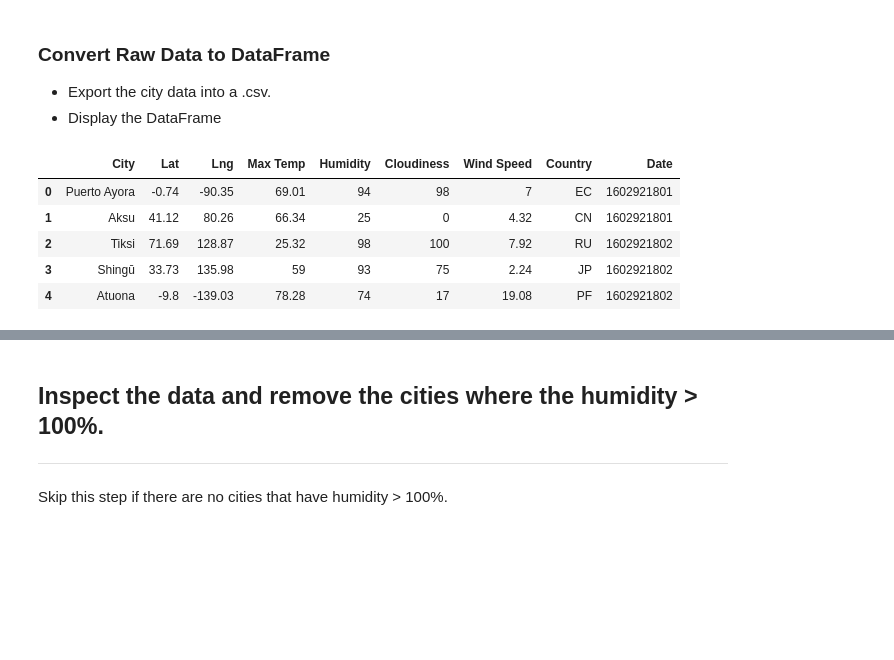
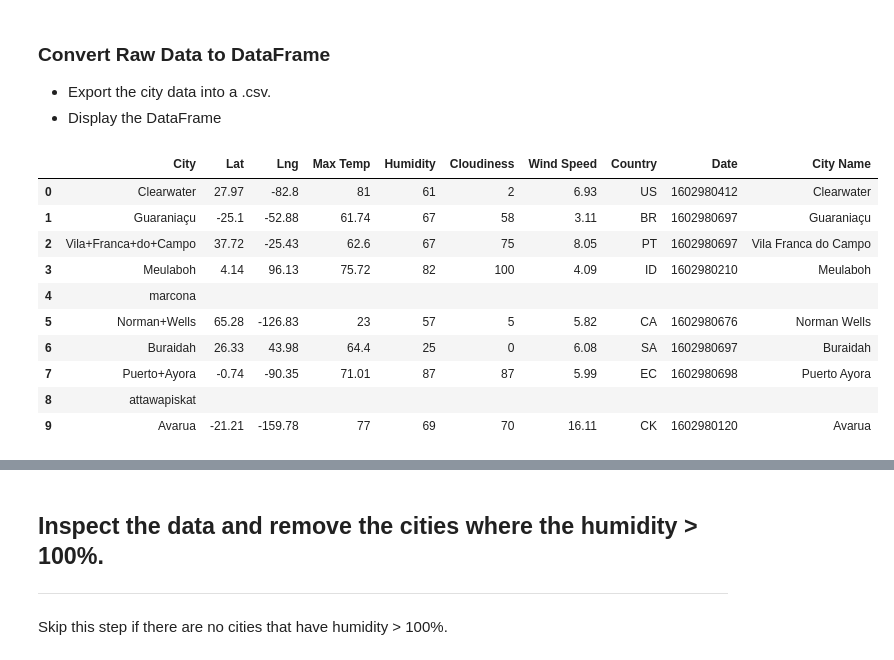
Before and after one commit to cassfolk/HW.Folkers, a Jupyter notebook: 06-python-api-challenge/WeatherPy/WeatherPy.ipynb, the cells around one changed output, grey strips where cells are left out. Saved outputs shown, nothing was run; the diff lists cells and outputs as text; code cells hidden in the pictures; blank space fills up the shorter version.

```diff
--- a/06-python-api-challenge/WeatherPy/WeatherPy.ipynb
+++ b/06-python-api-challenge/WeatherPy/WeatherPy.ipynb
@@ -169,19 +164,17 @@ Processing Record 4 Set 2 | yongan
 ### Convert Raw Data to DataFrame
 * Export the city data into a .csv.
 * Display the DataFrame
-# %%
-#get rid of dup city column
-city_df_mini = city_df_mini.drop(columns=['City'])
-city_df_mini = city_df_mini.rename(columns={'City Name': 'City'})
-
-
-city_df_mini.to_csv(r'../output_data/cities.csv', index=False, header=True)
-
-city_df_mini.head()
-# %% [output]
-|  | City | Lat | Lng | Max Temp | Humidity | Cloudiness | Wind Speed | Country | Date |
-| 0 | Puerto Ayora | -0.74 | -90.35 | 69.01 | 94 | 98 | 7 | EC | 1602921801 |
-| 1 | Aksu | 41.12 | 80.26 | 66.34 | 25 | 0 | 4.32 | CN | 1602921801 |
-| 2 | Tiksi | 71.69 | 128.87 | 25.32 | 98 | 100 | 7.92 | RU | 1602921802 |
-| 3 | Shingū | 33.73 | 135.98 | 59 | 93 | 75 | 2.24 | JP | 1602921802 |
-| 4 | Atuona | -9.8 | -139.03 | 78.28 | 74 | 17 | 19.08 | PF | 1602921802 |
+# %%
+city_df.head(10)
+# %% [output]
+|  | City | Lat | Lng | Max Temp | Humidity | Cloudiness | Wind Speed | Country | Date | City Name |
+| 0 | Clearwater | 27.97 | -82.8 | 81 | 61 | 2 | 6.93 | US | 1602980412 | Clearwater |
+| 1 | Guaraniaçu | -25.1 | -52.88 | 61.74 | 67 | 58 | 3.11 | BR | 1602980697 | Guaraniaçu |
+| 2 | Vila+Franca+do+Campo | 37.72 | -25.43 | 62.6 | 67 | 75 | 8.05 | PT | 1602980697 | Vila Franca do Campo |
+| 3 | Meulaboh | 4.14 | 96.13 | 75.72 | 82 | 100 | 4.09 | ID | 1602980210 | Meulaboh |
+| 4 | marcona |  |  |  |  |  |  |  |  |  |
+| 5 | Norman+Wells | 65.28 | -126.83 | 23 | 57 | 5 | 5.82 | CA | 1602980676 | Norman Wells |
+| 6 | Buraidah | 26.33 | 43.98 | 64.4 | 25 | 0 | 6.08 | SA | 1602980697 | Buraidah |
+| 7 | Puerto+Ayora | -0.74 | -90.35 | 71.01 | 87 | 87 | 5.99 | EC | 1602980698 | Puerto Ayora |
+| 8 | attawapiskat |  |  |  |  |  |  |  |  |  |
+| 9 | Avarua | -21.21 | -159.78 | 77 | 69 | 70 | 16.11 | CK | 1602980120 | Avarua |
```
Also changed, not shown: parts of 7 cells of this notebook, 1 other file.
